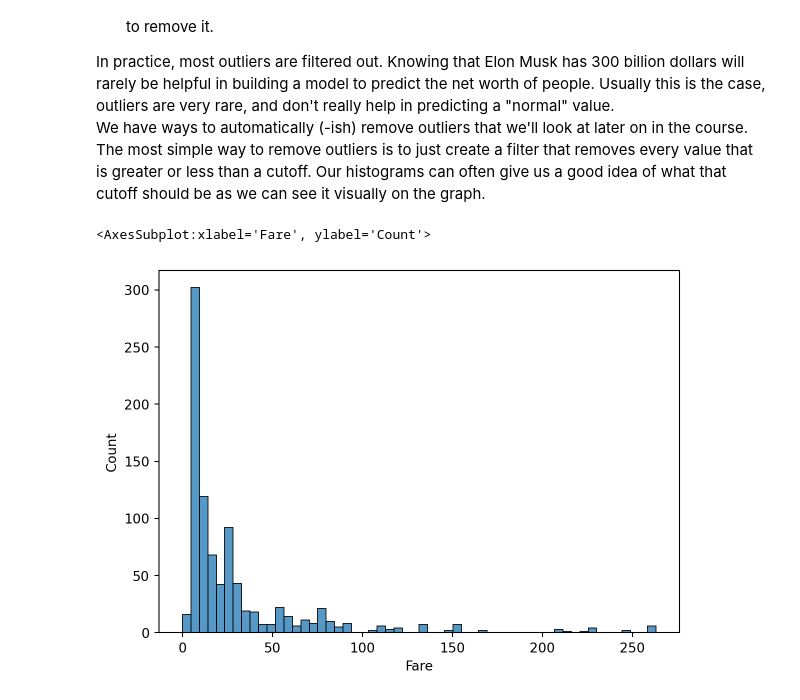
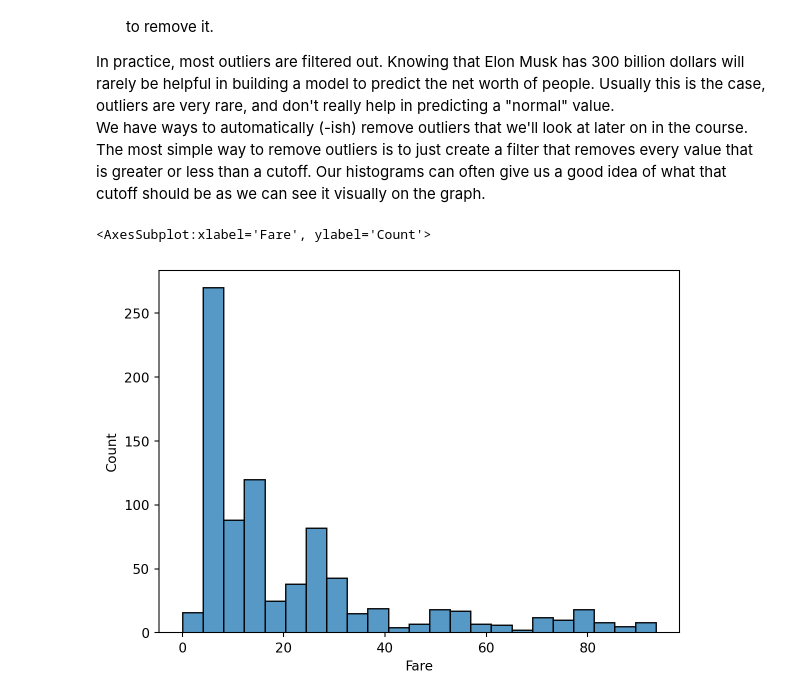
Before and after one commit to fadesere/ML_Intro_Q_Source, a Jupyter notebook: workbooks/002_Describing_One_Variable_sol.ipynb, the cells around one changed output. Cells and saved outputs as stored; diff of their text form; code cells hidden in the pictures.

```diff
--- a/workbooks/002_Describing_One_Variable_sol.ipynb
+++ b/workbooks/002_Describing_One_Variable_sol.ipynb
@@ -394,9 +414,9 @@ We have ways to automatically (-ish) remove outliers that we'll look at later on
 # %%
 # Try a different value.
 # Add a filter to get rid of very large outliers.
 
-tmp_data = df[df["Fare"] < 300]
+tmp_data = df[df["Fare"] < 100]
 sns.histplot(data=tmp_data["Fare"])
 # %% [output]
 <AxesSubplot:xlabel='Fare', ylabel='Count'>
-[figure, old version]
+[figure, new version]
```
Also changed, not shown: parts of 8 cells of this notebook, 35 other files.
